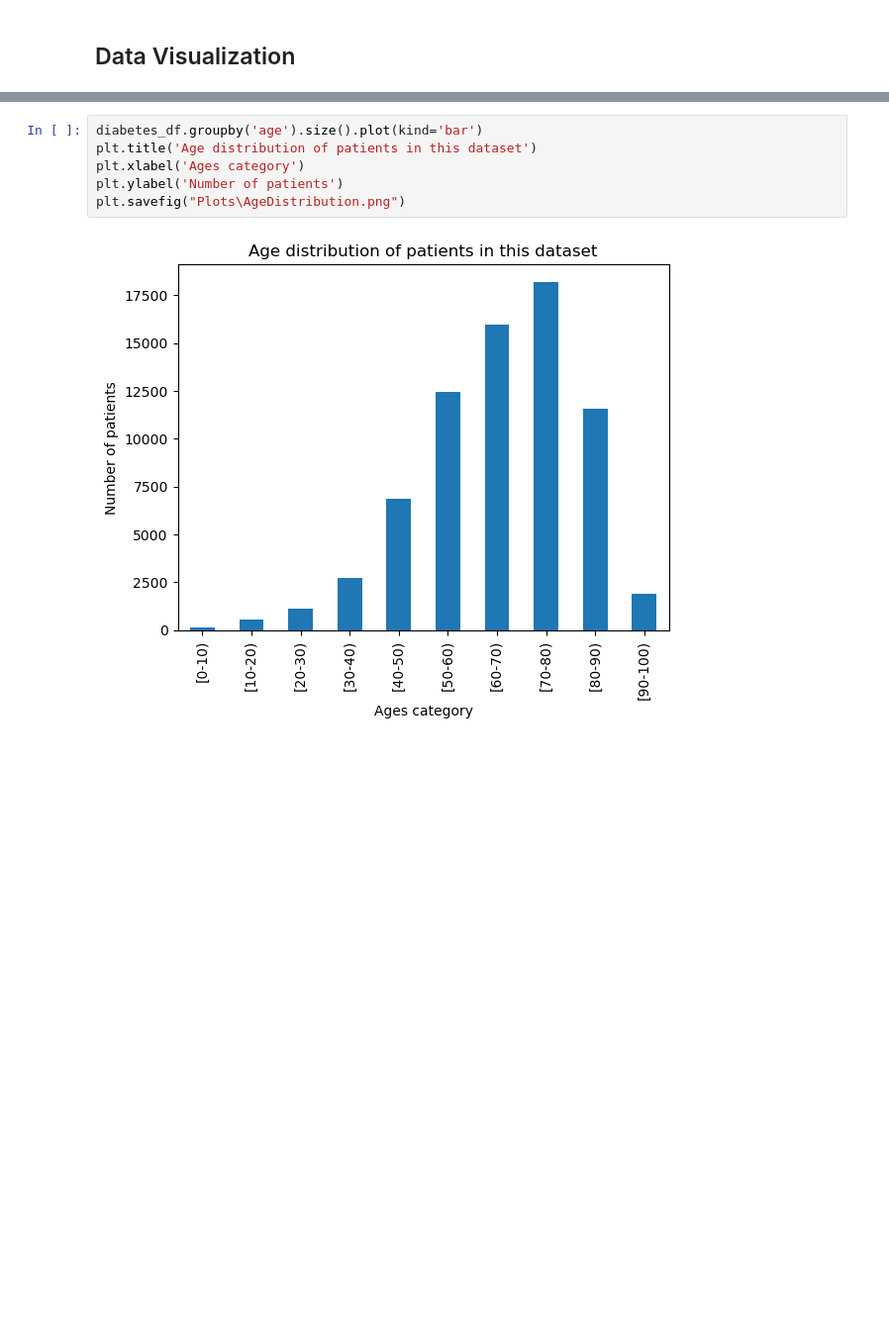
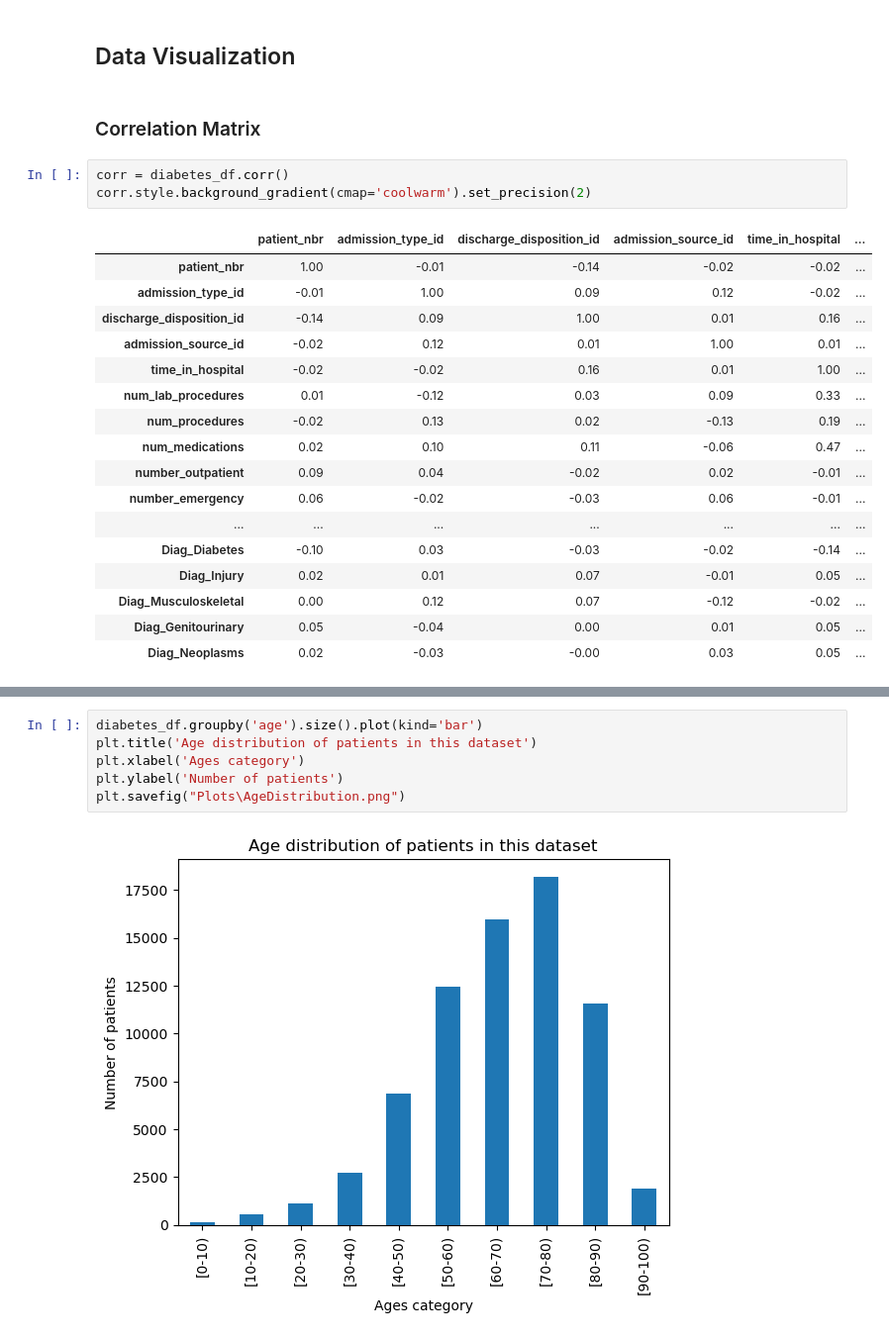
Before and after one commit to chlotmpo/python_data_analysis, a Jupyter notebook: diabetes_analysis.ipynb, the cells around one changed output, grey strips where cells are left out. Shown at 99% size. Saved outputs shown, nothing was run; the diff lists cells and outputs as text; blank space fills up the shorter version.

```diff
--- a/diabetes_analysis.ipynb
+++ b/diabetes_analysis.ipynb
@@ -138,2 +208,25 @@ Name: diag_1, Length: 71518, dtype: object
 # %% [markdown]
 ## Data Visualization
+# %% [markdown]
+### Correlation Matrix
+# %%
+corr = diabetes_df.corr()
+corr.style.background_gradient(cmap='coolwarm').set_precision(2)
+# %% [output]
+|  | patient_nbr | admission_type_id | discharge_disposition_id | admission_source_id | time_in_hospital | ... |
+| patient_nbr | 1.00 | -0.01 | -0.14 | -0.02 | -0.02 | ... |
+| admission_type_id | -0.01 | 1.00 | 0.09 | 0.12 | -0.02 | ... |
+| discharge_disposition_id | -0.14 | 0.09 | 1.00 | 0.01 | 0.16 | ... |
+| admission_source_id | -0.02 | 0.12 | 0.01 | 1.00 | 0.01 | ... |
+| time_in_hospital | -0.02 | -0.02 | 0.16 | 0.01 | 1.00 | ... |
+| num_lab_procedures | 0.01 | -0.12 | 0.03 | 0.09 | 0.33 | ... |
+| num_procedures | -0.02 | 0.13 | 0.02 | -0.13 | 0.19 | ... |
+| num_medications | 0.02 | 0.10 | 0.11 | -0.06 | 0.47 | ... |
+| number_outpatient | 0.09 | 0.04 | -0.02 | 0.02 | -0.01 | ... |
+| number_emergency | 0.06 | -0.02 | -0.03 | 0.06 | -0.01 | ... |
+| ... | ... | ... | ... | ... | ... | ... |
+| Diag_Diabetes | -0.10 | 0.03 | -0.03 | -0.02 | -0.14 | ... |
+| Diag_Injury | 0.02 | 0.01 | 0.07 | -0.01 | 0.05 | ... |
+| Diag_Musculoskeletal | 0.00 | 0.12 | 0.07 | -0.12 | -0.02 | ... |
+| Diag_Genitourinary | 0.05 | -0.04 | 0.00 | 0.01 | 0.05 | ... |
+| Diag_Neoplasms | 0.02 | -0.03 | -0.00 | 0.03 | 0.05 | ... |
```
Also changed, not shown: parts of 13 cells of this notebook, 3 other files.
